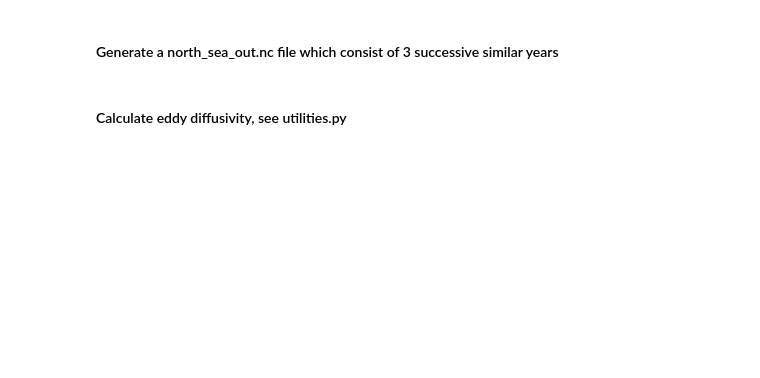
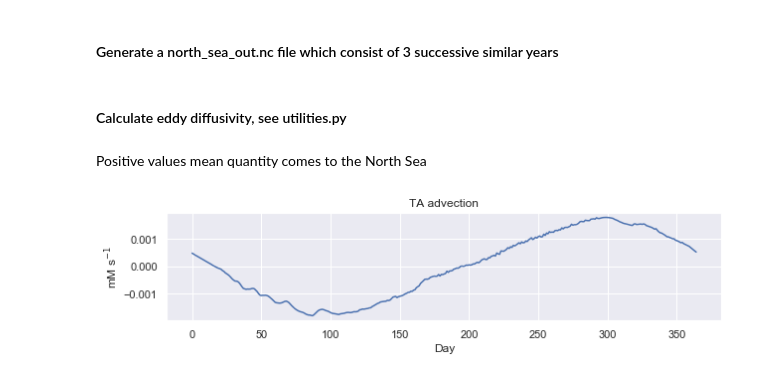
Before and after one commit to limash/Carbon_dioxide_absorption_drivers, a Jupyter notebook: 3_generate_netcdf.ipynb, the cells around one changed output. Saved outputs shown, nothing was run; the diff lists cells and outputs as text; code cells hidden in the pictures; blank space fills up the shorter version.

Commit message:
Add TA and DIC fluxes to north_sea_out.nc

```diff
--- a/3_generate_netcdf.ipynb
+++ b/3_generate_netcdf.ipynb
@@ -275,0 +277,14 @@ chl_a[:,:] = np.vstack(np.tile(df3years['Chlorophyll a'].values,(lvlcntr.size,1)
+# %%
+alk_diff = alk_surface_ws['B_C_Alk'].mean()-alk_surface_ns['B_C_Alk'].mean()
+alk_ws_ready = alk_surface_ws['B_C_Alk'].values-alk_diff
+alk_ns_ready = np.zeros(1095)+alk_surface_ns['B_C_Alk'].mean()
+V = 0.03; dx = 1000
+ta_input = -(V*alk_ns_ready - V*alk_ws_ready)/dx
+# %% [markdown]
+Positive values mean quantity comes to the North Sea
+# %%
+ox = np.arange(365); name = 'TA advection'
+plt.plot(ox, ta_input[:365]); plt.gcf().set_size_inches(10,2);
+plt.title(name); plt.xlabel('Day'); plt.ylabel('mM s$^{-1}$');
+# %% [output]
+[figure, added]
```
Also changed, not shown: parts of 10 cells of this notebook, 3 other files.
